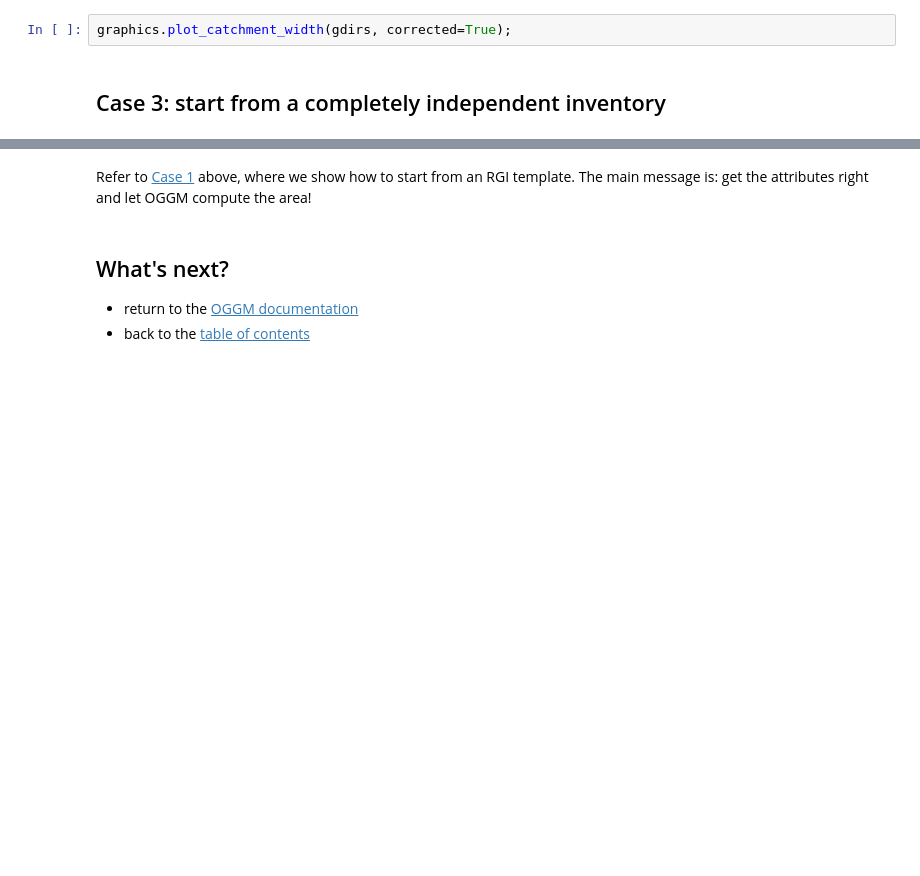
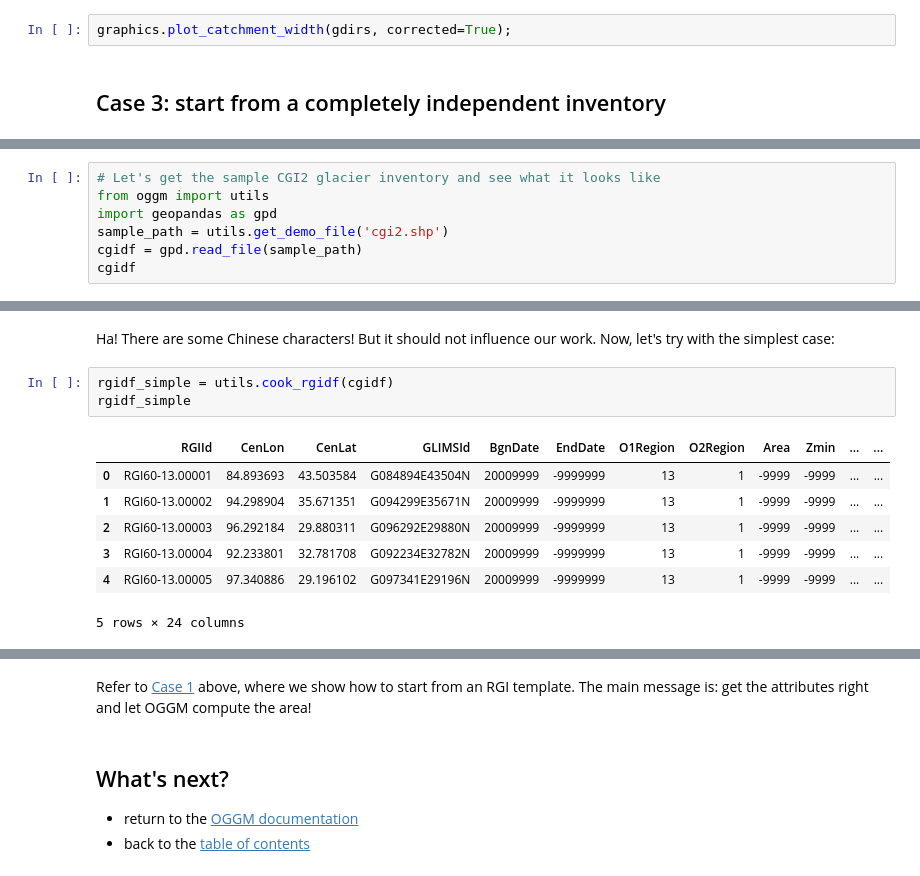
Before and after one commit to OGGM/tutorials, a Jupyter notebook: notebooks/use_your_own_inventory.ipynb, the cells around one changed output, grey strips where cells are left out. Saved outputs shown, nothing was run; the diff lists cells and outputs as text; blank space fills up the shorter version.

Commit message:
Add tutorial about the cook_rgidf

```diff
--- a/notebooks/use_your_own_inventory.ipynb
+++ b/notebooks/use_your_own_inventory.ipynb
@@ -323,0 +326,7 @@ graphics.plot_catchment_width(gdirs, corrected=True);
+# %%
+# Let's get the sample CGI2 glacier inventory and see what it looks like
+from oggm import utils
+import geopandas as gpd
+sample_path = utils.get_demo_file('cgi2.shp')
+cgidf = gpd.read_file(sample_path)
+cgidf
@@ -323,0 +341,13 @@ graphics.plot_catchment_width(gdirs, corrected=True);
+# %% [markdown]
+Ha! There are some Chinese characters! But it should not influence our work. Now, let's try with the simplest case:
+# %%
+rgidf_simple = utils.cook_rgidf(cgidf)
+rgidf_simple
+# %% [output]
+|  | RGIId | CenLon | CenLat | GLIMSId | BgnDate | EndDate | O1Region | O2Region | Area | Zmin | ... | ... |
+| 0 | RGI60-13.00001 | 84.893693 | 43.503584 | G084894E43504N | 20009999 | -9999999 | 13 | 1 | -9999 | -9999 | ... | ... |
+| 1 | RGI60-13.00002 | 94.298904 | 35.671351 | G094299E35671N | 20009999 | -9999999 | 13 | 1 | -9999 | -9999 | ... | ... |
+| 2 | RGI60-13.00003 | 96.292184 | 29.880311 | G096292E29880N | 20009999 | -9999999 | 13 | 1 | -9999 | -9999 | ... | ... |
+| 3 | RGI60-13.00004 | 92.233801 | 32.781708 | G092234E32782N | 20009999 | -9999999 | 13 | 1 | -9999 | -9999 | ... | ... |
+| 4 | RGI60-13.00005 | 97.340886 | 29.196102 | G097341E29196N | 20009999 | -9999999 | 13 | 1 | -9999 | -9999 | ... | ... |
+5 rows × 24 columns
```
Also changed, not shown: parts of 8 cells of this notebook.
